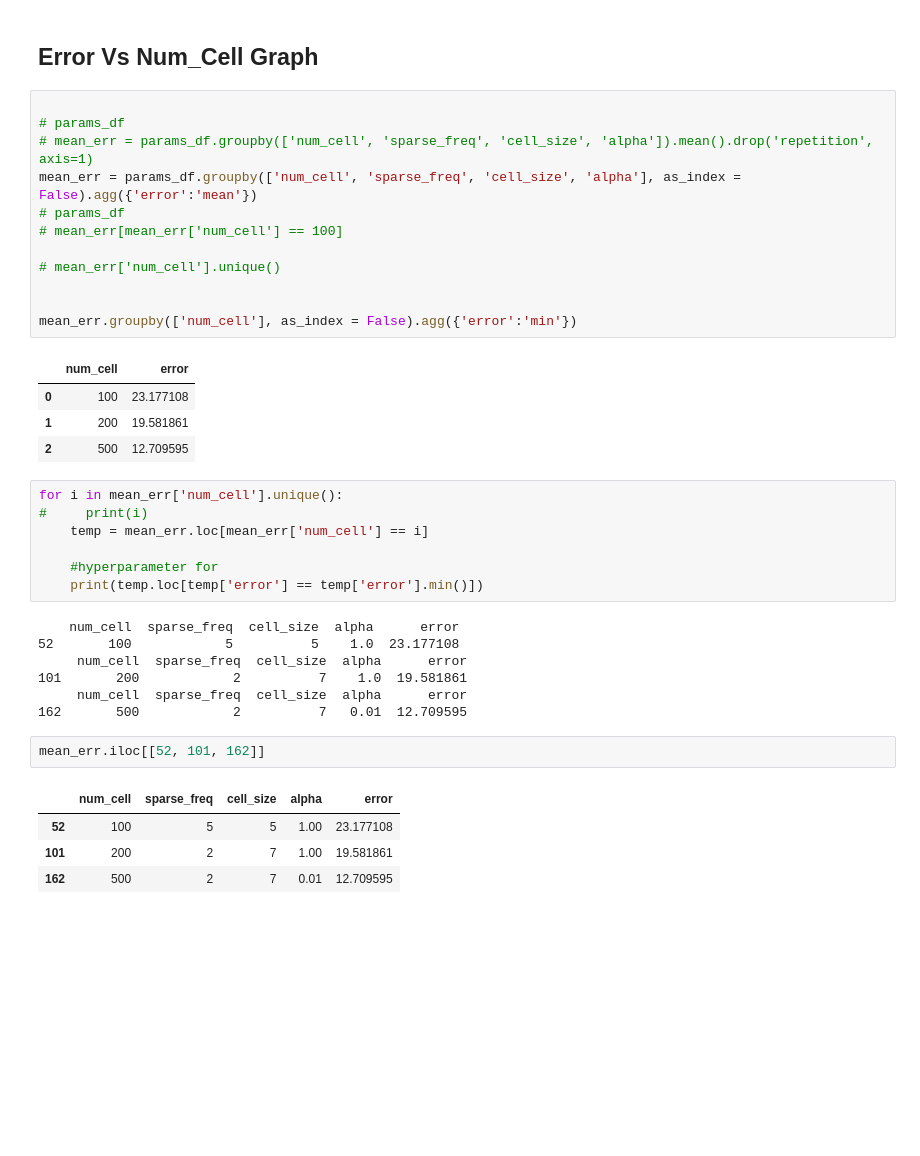
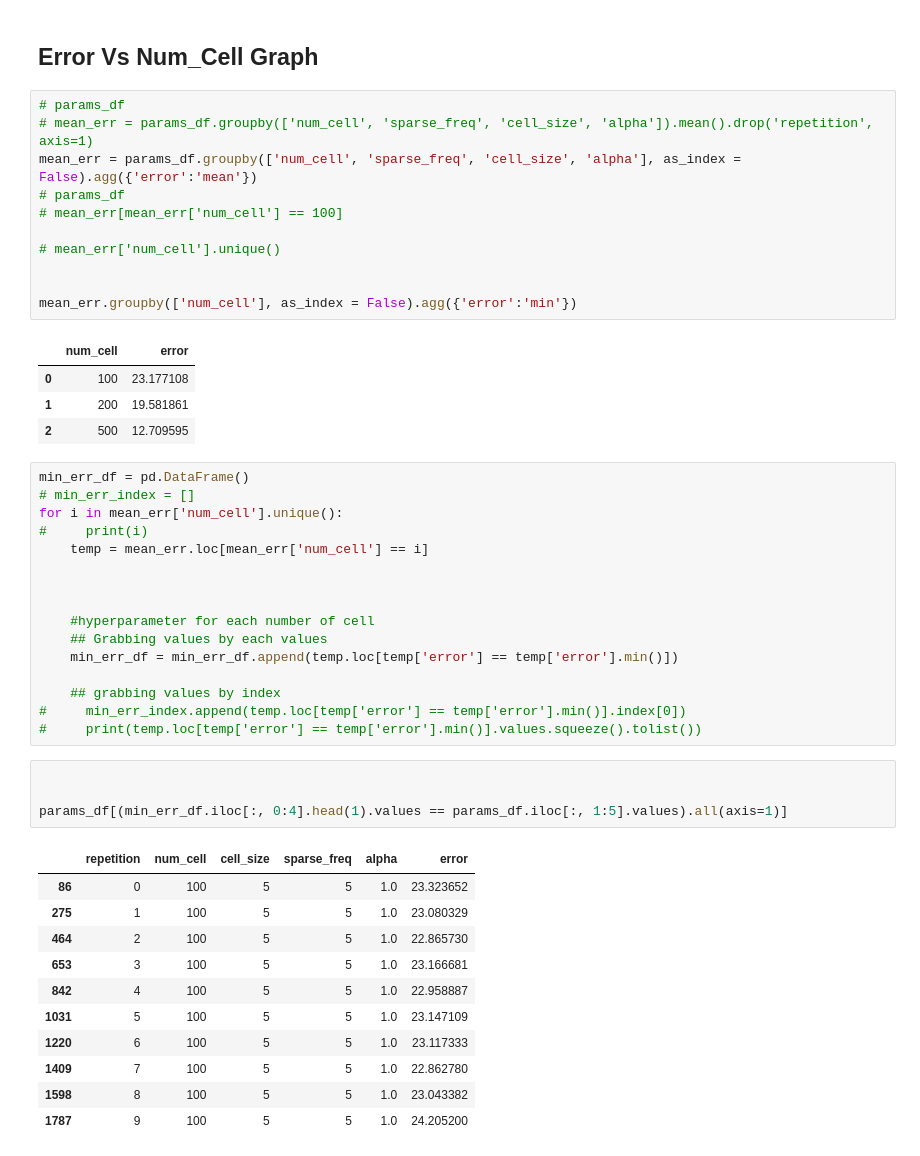
Before and after one commit to qkstngus000/Visual-Compressive-Sensing, a Jupyter notebook: Analyze_Data.ipynb, the cells around one changed output. Drawn from its saved outputs; the diff is of its cells as text; blank space fills up the shorter version.

Commit message:
Working on numcell vs error graph

```diff
--- a/Analyze_Data.ipynb
+++ b/Analyze_Data.ipynb
@@ -110,7 +106,6 @@ seaborn.axisgrid.FacetGrid
 # %% [markdown]
 ## Error Vs Num_Cell Graph
 # %%
-
 # params_df
 # mean_err = params_df.groupby(['num_cell', 'sparse_freq', 'cell_size', 'alpha']).mean().drop('repetition', axis=1)
 mean_err = params_df.groupby(['num_cell', 'sparse_freq', 'cell_size', 'alpha'], as_index = False).agg({'error':'mean'})
@@ -127,23 +122,34 @@ mean_err.groupby(['num_cell'], as_index = False).agg({'error':'min'})
 | 1 | 200 | 19.581861 |
 | 2 | 500 | 12.709595 |
 # %%
+min_err_df = pd.DataFrame()
+# min_err_index = []
 for i in mean_err['num_cell'].unique():
 #     print(i)
     temp = mean_err.loc[mean_err['num_cell'] == i]
 
-    #hyperparameter for
-    print(temp.loc[temp['error'] == temp['error'].min()])
+
+
+    #hyperparameter for each number of cell
+    ## Grabbing values by each values
+    min_err_df = min_err_df.append(temp.loc[temp['error'] == temp['error'].min()])
+
+    ## grabbing values by index
+#     min_err_index.append(temp.loc[temp['error'] == temp['error'].min()].index[0])
+#     print(temp.loc[temp['error'] == temp['error'].min()].values.squeeze().tolist())
-# %% [output]
-    num_cell  sparse_freq  cell_size  alpha      error
-52       100            5          5    1.0  23.177108
-     num_cell  sparse_freq  cell_size  alpha      error
-101       200            2          7    1.0  19.581861
-     num_cell  sparse_freq  cell_size  alpha      error
-162       500            2          7   0.01  12.709595
-# %%
-mean_err.iloc[[52, 101, 162]]
-# %% [output]
-|  | num_cell | sparse_freq | cell_size | alpha | error |
-| 52 | 100 | 5 | 5 | 1.00 | 23.177108 |
-| 101 | 200 | 2 | 7 | 1.00 | 19.581861 |
-| 162 | 500 | 2 | 7 | 0.01 | 12.709595 |
+# %%
+
+
+params_df[(min_err_df.iloc[:, 0:4].head(1).values == params_df.iloc[:, 1:5].values).all(axis=1)]
+# %% [output]
+|  | repetition | num_cell | cell_size | sparse_freq | alpha | error |
+| 86 | 0 | 100 | 5 | 5 | 1.0 | 23.323652 |
+| 275 | 1 | 100 | 5 | 5 | 1.0 | 23.080329 |
+| 464 | 2 | 100 | 5 | 5 | 1.0 | 22.865730 |
+| 653 | 3 | 100 | 5 | 5 | 1.0 | 23.166681 |
+| 842 | 4 | 100 | 5 | 5 | 1.0 | 22.958887 |
+| 1031 | 5 | 100 | 5 | 5 | 1.0 | 23.147109 |
+| 1220 | 6 | 100 | 5 | 5 | 1.0 | 23.117333 |
+| 1409 | 7 | 100 | 5 | 5 | 1.0 | 22.862780 |
+| 1598 | 8 | 100 | 5 | 5 | 1.0 | 23.043382 |
+| 1787 | 9 | 100 | 5 | 5 | 1.0 | 24.205200 |
```
Also changed, not shown: parts of 10 cells of this notebook, 1 other file.
